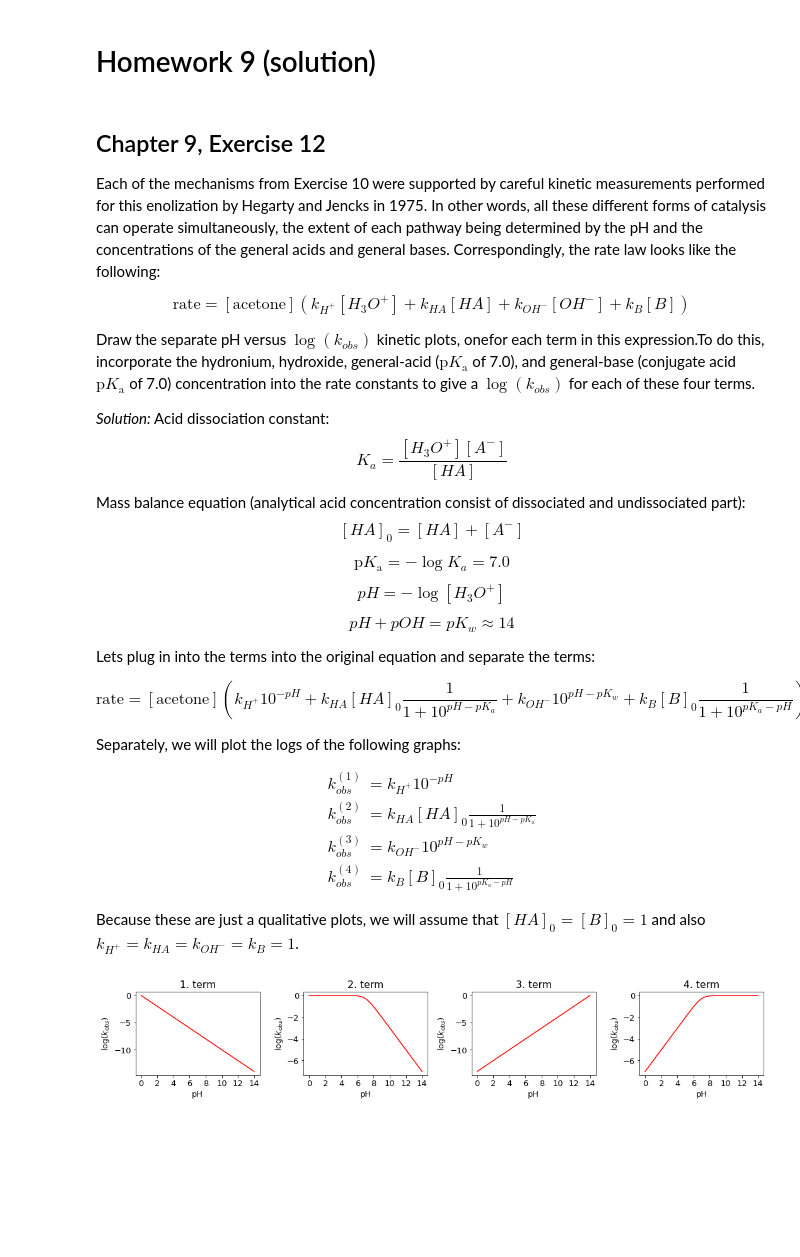
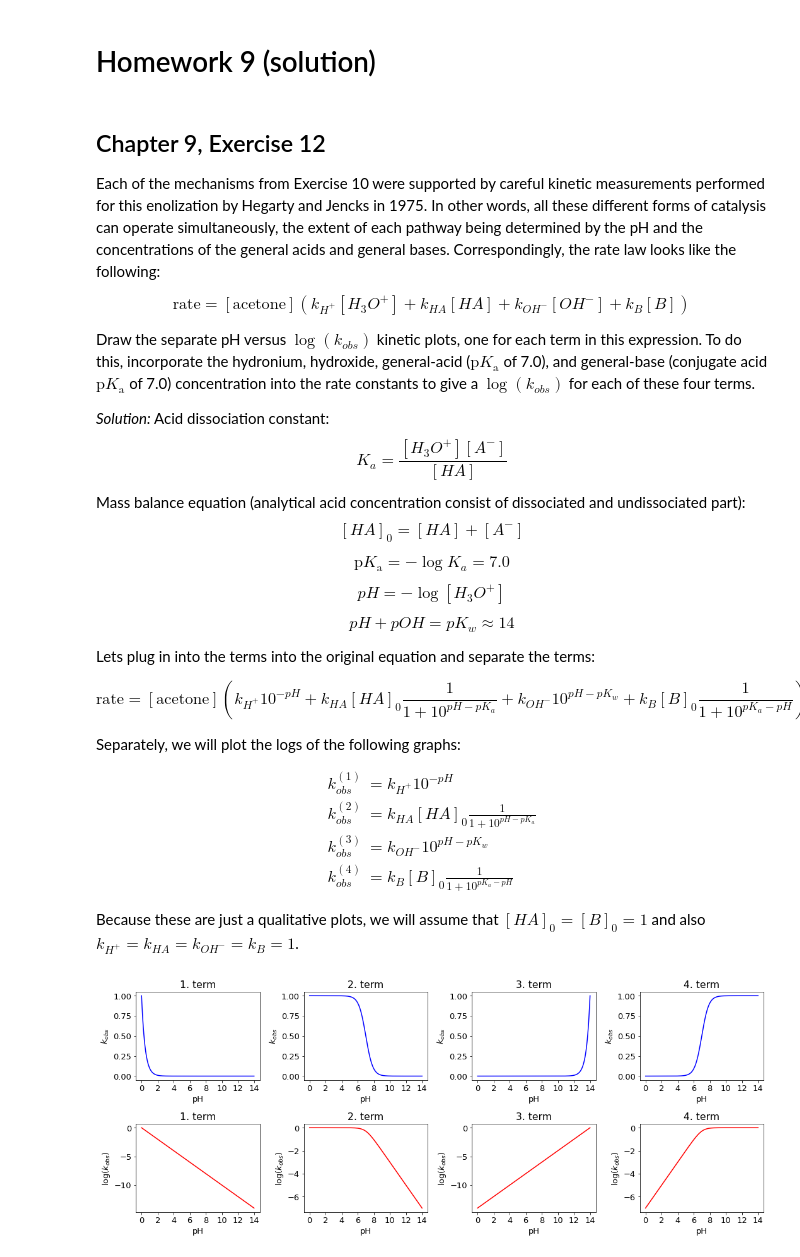
Before and after one commit to dmadea/SaR, a Jupyter notebook: Homework 9.ipynb, the cells around one changed output. Saved outputs shown, nothing was run; the diff lists cells and outputs as text; code cells hidden in the pictures; blank space fills up the shorter version.

Commit message:
added k vs pH plots

```diff
--- a/Homework 9.ipynb
+++ b/Homework 9.ipynb
@@ -12,7 +12,7 @@ Each of the mechanisms from Exercise 10 were supported by careful kinetic measur
 
 $$\text{rate} = [\text{acetone}]\left(k_{H^+}[H_3O^+] + k_{HA}[HA] + k_{OH^-}[OH^-] + k_B[B]\right)$$
 
-Draw the separate pH versus $\log(k_{obs})$ kinetic plots, onefor each term in this expression.To do this, incorporate the hydronium, hydroxide, general-acid ($\mathrm pK_{\mathrm a}$ of 7.0), and general-base (conjugate acid $\mathrm pK_{\mathrm a}$  of 7.0) concentration into the rate constants to give a $\log(k_{obs})$ for each of these four terms.
+Draw the separate pH versus $\log(k_{obs})$ kinetic plots, one for each term in this expression. To do this, incorporate the hydronium, hydroxide, general-acid ($\mathrm pK_{\mathrm a}$ of 7.0), and general-base (conjugate acid $\mathrm pK_{\mathrm a}$  of 7.0) concentration into the rate constants to give a $\log(k_{obs})$ for each of these four terms.
 
 *Solution:*
 Acid dissociation constant:
@@ -41,38 +41,45 @@ k_{obs}^{(4)} &= k_B[B]_0\frac{1}{1+10^{pK_a-pH}}
 
 Because these are just a qualitative plots, we will assume that $[HA]_0 = [B]_0 = 1$ and also $k_{H^+} = k_{HA} = k_{OH^-} = k_B = 1$.
 # %%
-pH = np.linspace(0, 14, 200)
-
 pKa = 7.0
 pKw = 14
+
+pH = np.linspace(0, pKw, 200)  # pH linear space from 0 to pKw
 
 # calculate individual terms
 
 k1 = 10 ** (-pH)
 k2 = 1 / (1 + 10 ** (pH - pKa))
 k3 = 10 ** (pH - pKw)
 k4 = 1 / (1 + 10 ** (pKa - pH))
 
 k = [k1, k2, k3, k4]
 
 # calculate decadic logarithms
 
-k_log = [np.log10(_k) for _k in k]
+log_k = [np.log10(_k) for _k in k]
 
 # plot the terms vs pH
 
 plt.rcParams.update({'font.size': 13})
 
-figure, axes = plt.subplots(1, 4, figsize=(15, 3))
+figure, axes = plt.subplots(2, 4, figsize=(15, 6))
 
-for i, (ax, _k_log) in enumerate(zip(axes, k_log)):
-    ax.plot(pH, _k_log, 'r')
+for i, (ax, _k) in enumerate(zip(axes[0], k)):
+    ax.plot(pH, _k, 'b')
+    ax.set_title(f'{i+1}. term')
+    ax.set_xlabel("pH")
+    ax.set_ylabel("$k_{obs}$")
+    ax.xaxis.set_major_locator(MultipleLocator(2))
+
+for i, (ax, _log_k) in enumerate(zip(axes[1], log_k)):
+    ax.plot(pH, _log_k, 'r')
     ax.set_title(f'{i+1}. term')
     ax.set_xlabel("pH")
     ax.set_ylabel("log($k_{obs}$)")
     ax.xaxis.set_major_locator(MultipleLocator(2))
 
 plt.tight_layout()
 plt.show()
 # %% [output]
-[figure, old version]
+[figure, new version]
```
